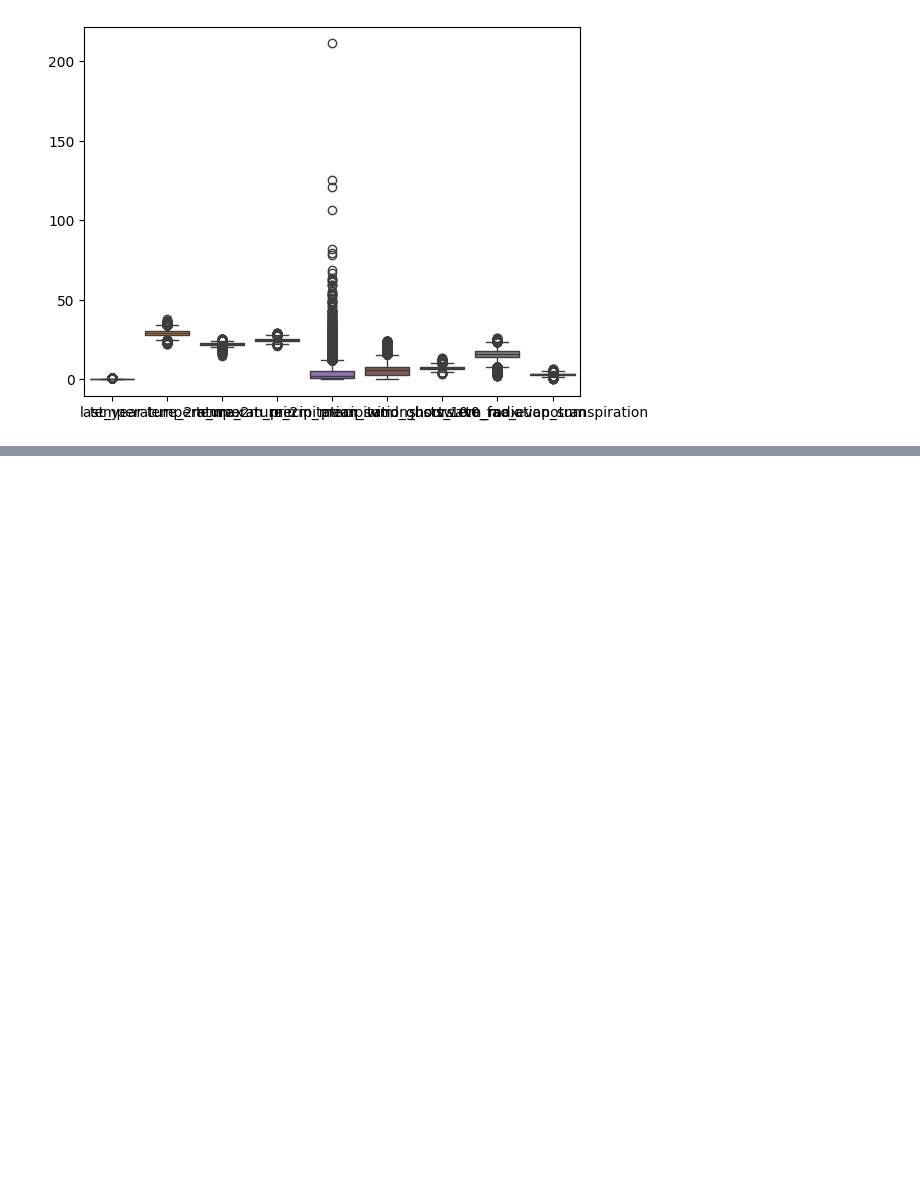
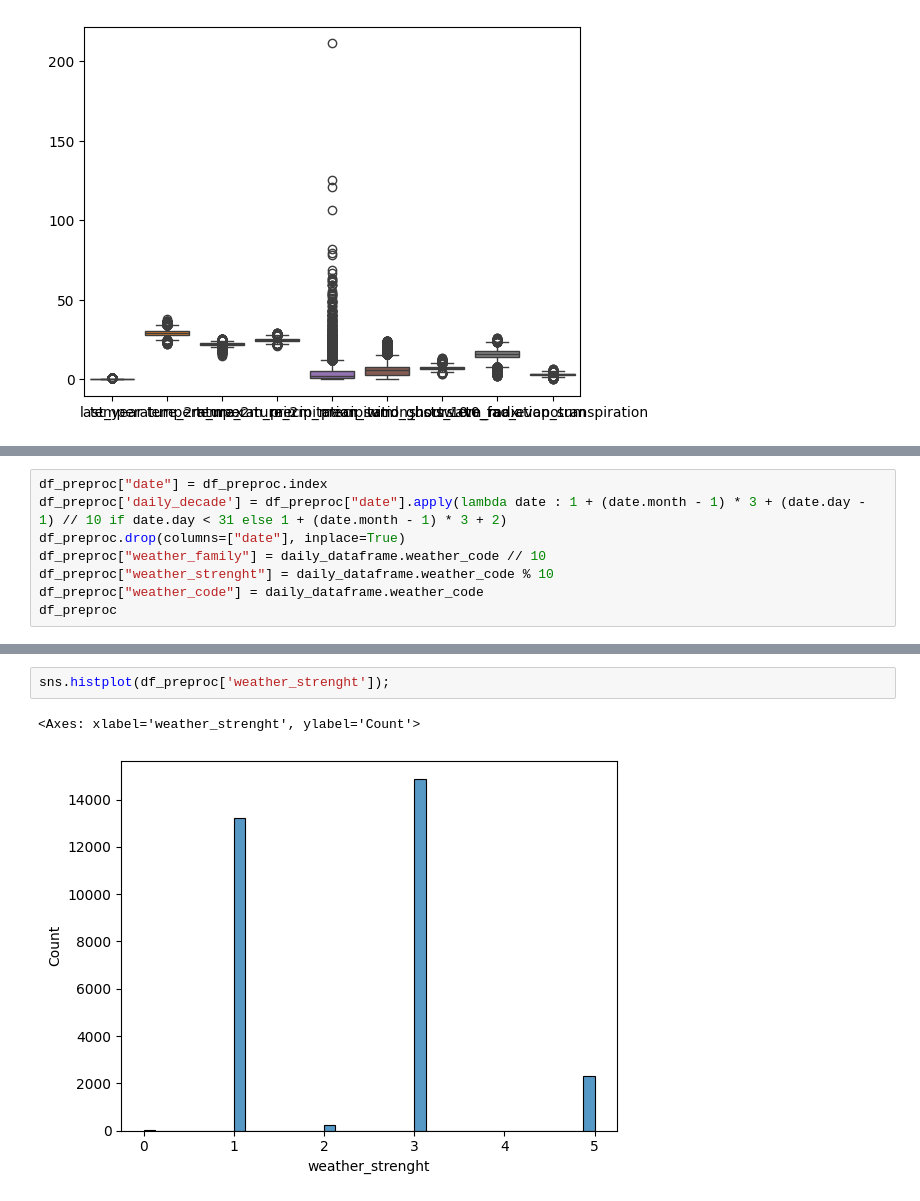
Before and after one commit to KwenteaneResearch/weather_checker, a Jupyter notebook: Notebooks/weather-api-exploration.ipynb, the cells around one changed output, grey strips where cells are left out. Saved outputs shown, nothing was run; the diff lists cells and outputs as text; blank space fills up the shorter version.

```diff
--- a/Notebooks/weather-api-exploration.ipynb
+++ b/Notebooks/weather-api-exploration.ipynb
@@ -246,0 +320,8 @@ sns.boxplot(daily_dataframe[studied_cols]);#, hue="last_year");
+# %%
+df_preproc["date"] = df_preproc.index
+df_preproc['daily_decade'] = df_preproc["date"].apply(lambda date : 1 + (date.month - 1) * 3 + (date.day - 1) // 10 if date.day < 31 else 1 + (date.month - 1) * 3 + 2)
+df_preproc.drop(columns=["date"], inplace=True)
+df_preproc["weather_family"] = daily_dataframe.weather_code // 10
+df_preproc["weather_strenght"] = daily_dataframe.weather_code % 10
+df_preproc["weather_code"] = daily_dataframe.weather_code
+df_preproc
@@ -246,0 +343,5 @@ sns.boxplot(daily_dataframe[studied_cols]);#, hue="last_year");
+# %%
+sns.histplot(df_preproc['weather_strenght']);
+# %% [output]
+<Axes: xlabel='weather_strenght', ylabel='Count'>
+[figure, added]
```
Also changed, not shown: parts of 16 cells of this notebook.
